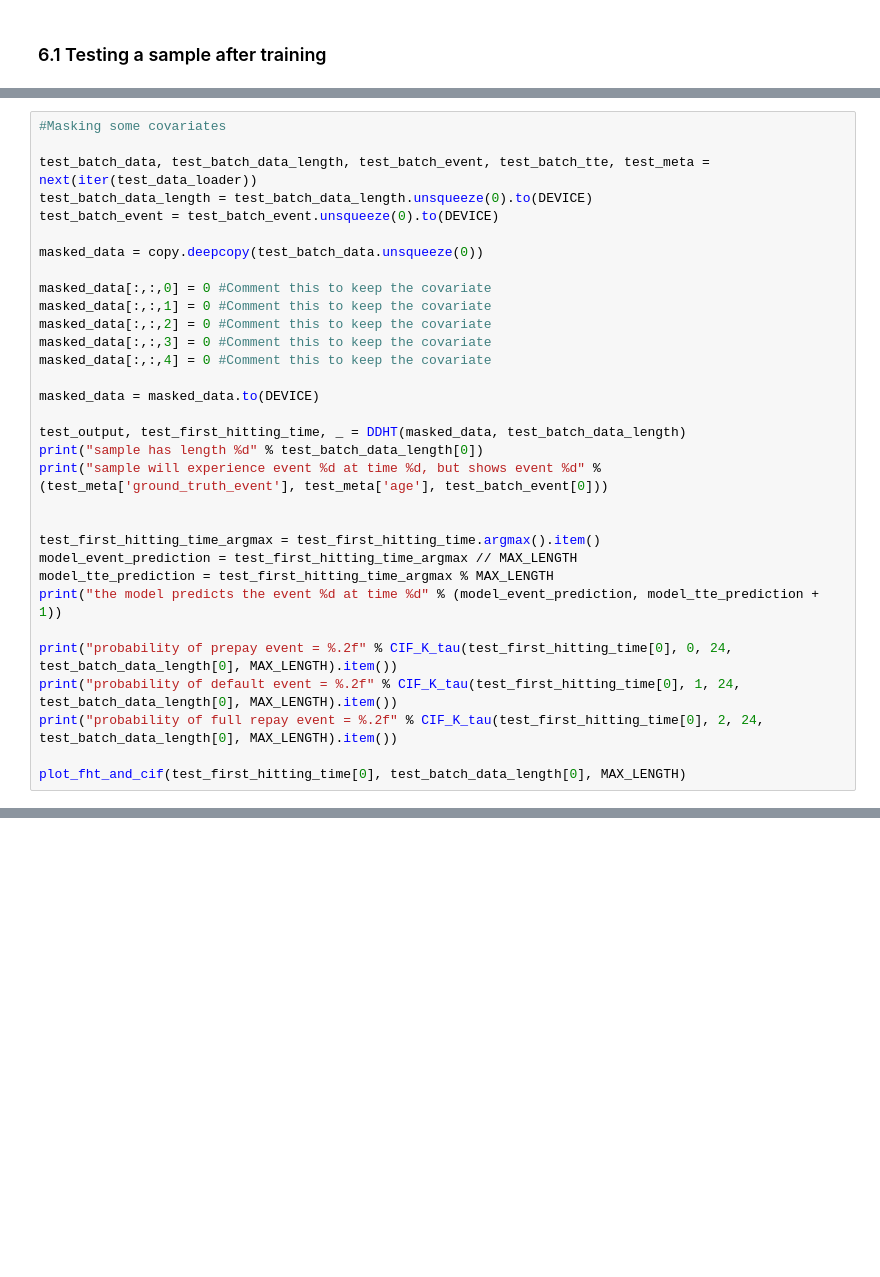
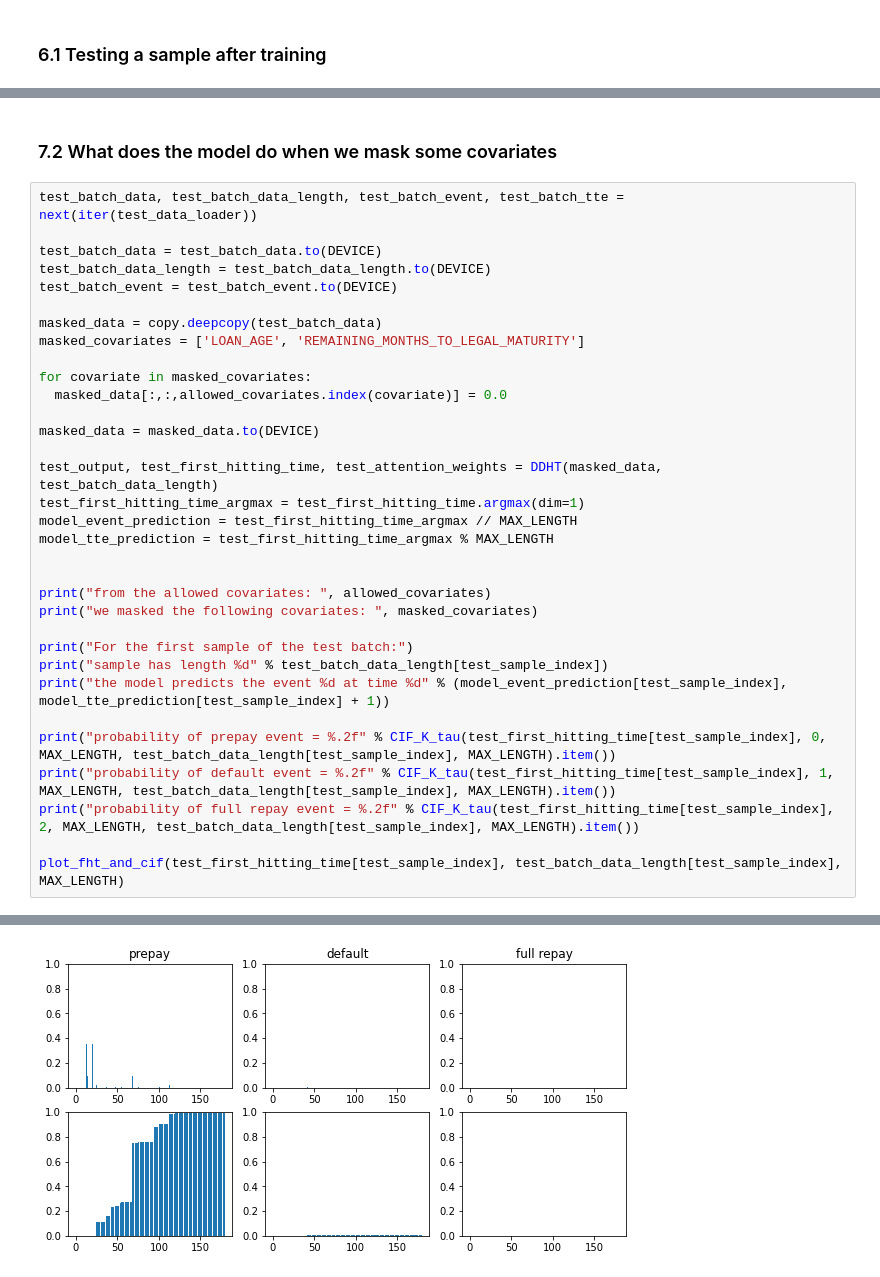
Before and after one commit to madkerpe/poc_ddht_pytorch, a Jupyter notebook: main_FREDDIEMAC.ipynb, the cells around one changed output, grey strips where cells are left out. Cells and saved outputs as stored; diff of their text form; blank space fills up the shorter version.

```diff
--- a/main_FREDDIEMAC.ipynb
+++ b/main_FREDDIEMAC.ipynb
@@ -475,32 +510,36 @@ plot_attention_weights(test_attention_weights[0])
+# %% [markdown]
+### 7.2 What does the model do when we mask some covariates
 # %%
-#Masking some covariates
+test_batch_data, test_batch_data_length, test_batch_event, test_batch_tte = next(iter(test_data_loader))
 
-test_batch_data, test_batch_data_length, test_batch_event, test_batch_tte, test_meta = next(iter(test_data_loader))
-test_batch_data_length = test_batch_data_length.unsqueeze(0).to(DEVICE)
-test_batch_event = test_batch_event.unsqueeze(0).to(DEVICE)
+test_batch_data = test_batch_data.to(DEVICE)
+test_batch_data_length = test_batch_data_length.to(DEVICE)
+test_batch_event = test_batch_event.to(DEVICE)
 
-masked_data = copy.deepcopy(test_batch_data.unsqueeze(0))
+masked_data = copy.deepcopy(test_batch_data)
+masked_covariates = ['LOAN_AGE', 'REMAINING_MONTHS_TO_LEGAL_MATURITY']
 
-masked_data[:,:,0] = 0 #Comment this to keep the covariate
-masked_data[:,:,1] = 0 #Comment this to keep the covariate
-masked_data[:,:,2] = 0 #Comment this to keep the covariate
-masked_data[:,:,3] = 0 #Comment this to keep the covariate
-masked_data[:,:,4] = 0 #Comment this to keep the covariate
+for covariate in masked_covariates:
+  masked_data[:,:,allowed_covariates.index(covariate)] = 0.0
 
 masked_data = masked_data.to(DEVICE)
 
-test_output, test_first_hitting_time, _ = DDHT(masked_data, test_batch_data_length)
-print("sample has length %d" % test_batch_data_length[0])
-print("sample will experience event %d at time %d, but shows event %d" % (test_meta['ground_truth_event'], test_meta['age'], test_batch_event[0]))
+test_output, test_first_hitting_time, test_attention_weights = DDHT(masked_data, test_batch_data_length)
+test_first_hitting_time_argmax = test_first_hitting_time.argmax(dim=1)
+model_event_prediction = test_first_hitting_time_argmax // MAX_LENGTH
+model_tte_prediction = test_first_hitting_time_argmax % MAX_LENGTH
 
 
-test_first_hitting_time_argmax = test_first_hitting_time.argmax().item()
-model_event_prediction = test_first_hitting_time_argmax // MAX_LENGTH
-model_tte_prediction = test_first_hitting_time_argmax % MAX_LENGTH
-print("the model predicts the event %d at time %d" % (model_event_prediction, model_tte_prediction + 1))
+print("from the allowed covariates: ", allowed_covariates)
+print("we masked the following covariates: ", masked_covariates)
 
-print("probability of prepay event = %.2f" % CIF_K_tau(test_first_hitting_time[0], 0, 24, test_batch_data_length[0], MAX_LENGTH).item())
-print("probability of default event = %.2f" % CIF_K_tau(test_first_hitting_time[0], 1, 24, test_batch_data_length[0], MAX_LENGTH).item())
-print("probability of full repay event = %.2f" % CIF_K_tau(test_first_hitting_time[0], 2, 24, test_batch_data_length[0], MAX_LENGTH).item())
+print("For the first sample of the test batch:")
+print("sample has length %d" % test_batch_data_length[test_sample_index])
+print("the model predicts the event %d at time %d" % (model_event_prediction[test_sample_index], model_tte_prediction[test_sample_index] + 1))
 
-plot_fht_and_cif(test_first_hitting_time[0], test_batch_data_length[0], MAX_LENGTH)
+print("probability of prepay event = %.2f" % CIF_K_tau(test_first_hitting_time[test_sample_index], 0, MAX_LENGTH, test_batch_data_length[test_sample_index], MAX_LENGTH).item())
+print("probability of default event = %.2f" % CIF_K_tau(test_first_hitting_time[test_sample_index], 1, MAX_LENGTH, test_batch_data_length[test_sample_index], MAX_LENGTH).item())
+print("probability of full repay event = %.2f" % CIF_K_tau(test_first_hitting_time[test_sample_index], 2, MAX_LENGTH, test_batch_data_length[test_sample_index], MAX_LENGTH).item())
+
+plot_fht_and_cif(test_first_hitting_time[test_sample_index], test_batch_data_length[test_sample_index], MAX_LENGTH)
+# %% [output]
@@ -506,0 +554 @@ plot_fht_and_cif(test_first_hitting_time[0], test_batch_data_length[0], MAX_LENG
+[figure, added]
```
Also changed, not shown: parts of 20 cells of this notebook, 2 other files.
